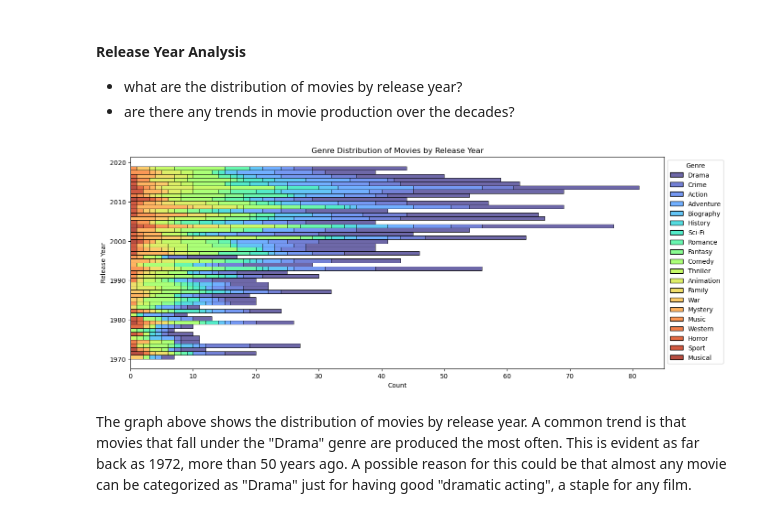
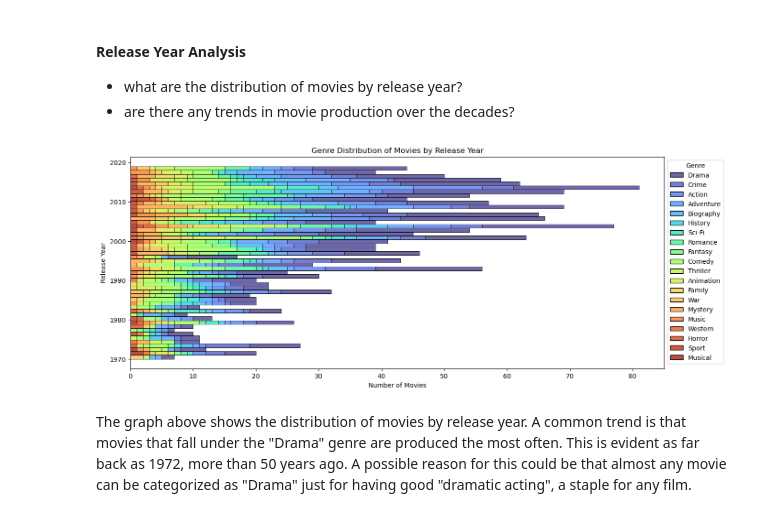
Before and after one commit to okashashuda/data-analysis-movies, a Jupyter notebook: movies-analysis.ipynb, the cells around one changed output. Saved outputs shown, nothing was run; the diff lists cells and outputs as text; code cells hidden in the pictures.

```diff
--- a/movies-analysis.ipynb
+++ b/movies-analysis.ipynb
@@ -209,20 +213,20 @@ The most common genre in the data set is Drama with a count of over 500. The sec
 # %%
 plt.figure(figsize=(15,6))
 release_year_genre = sns.histplot(movie_genres,
              y="Release_Year",
              bins=50,
              hue="Genre",
              multiple="stack",
              palette=sns.mpl_palette("turbo", 20))
 
 # moves the legend outside the graph
 sns.move_legend(release_year_genre, "upper left", bbox_to_anchor=(1,1))
 plt.title("Genre Distribution of Movies by Release Year")
-plt.xlabel("Count")
+plt.xlabel("Number of Movies")
 plt.ylabel("Release Year")
 plt.show()
 # %% [output]
-[figure, old version]
+[figure, new version]
 # %% [markdown]
 The graph above shows the distribution of movies by release year. A common trend is that movies that fall under the "Drama" genre are produced the most often. This is evident as far back as 1972, more than 50 years ago. A possible reason for this could be that almost any movie can be categorized as "Drama" just for having good "dramatic acting", a staple for any film.
 # %% [markdown]
```
Also changed, not shown: parts of 2 cells of this notebook, 2 other files.
